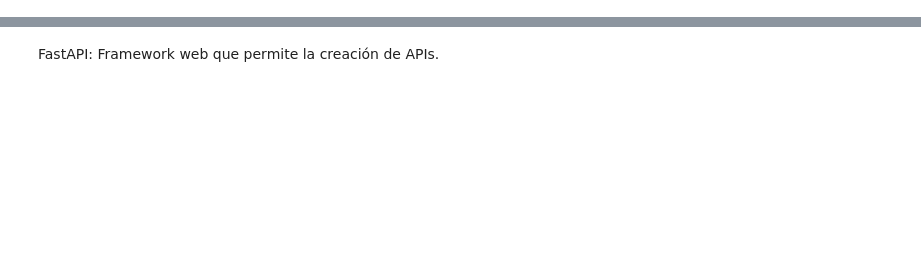
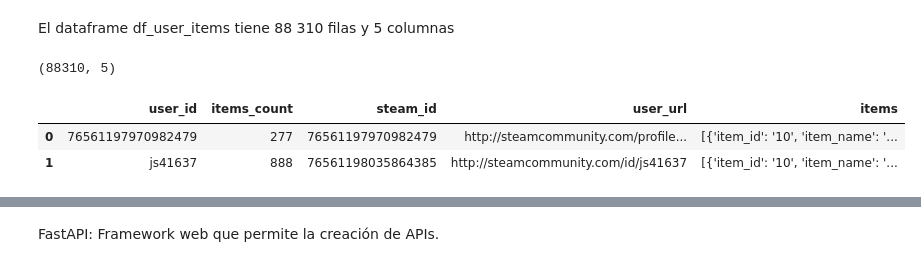
Before and after one commit to SAnabel-Jimenez/PI_1_AJH, a Jupyter notebook: inicio_1.ipynb, the cells around one changed output, grey strips where cells are left out. Cells and saved outputs as stored; diff of their text form; code cells hidden in the pictures; blank space fills up the shorter version.

```diff
--- a/inicio_1.ipynb
+++ b/inicio_1.ipynb
@@ -27,0 +80,12 @@ Desde el terminal: .\venv\Scripts\activate
+# %%
+# Archivo 1: australian_users_items
+
+listaitems = []
+with open('australian_users_items.json', 'r', encoding='utf-8') as f: # Abre el archivo JSON en modo lectura ('r'), with indica que el archivo se cierra correctamente después de su uso.
+    for line in f.readlines():  # Lee todas las líneas del archivo y las coloca en una lista.
+        listaitems.append(ast.literal_eval(line))
+
+
+df_user_items = pd.DataFrame(listaitems)
+df_user_items
+# Se ejecuta en 5 - 12 min
@@ -27,0 +106,11 @@ Desde el terminal: .\venv\Scripts\activate
+# %% [markdown]
+El dataframe df_user_items tiene 88 310 filas y 5 columnas
+# %%
+df_u_items = df_user_items.copy()
+print(df_u_items.shape)
+df_u_items.head(2)
+# %% [output]
+(88310, 5)
+|  | user_id | items_count | steam_id | user_url | items |
+| 0 | 76561197970982479 | 277 | 76561197970982479 | http://steamcommunity.com/profile... | [{'item_id': '10', 'item_name': '... |
+| 1 | js41637 | 888 | 76561198035864385 | http://steamcommunity.com/id/js41637 | [{'item_id': '10', 'item_name': '... |
```
Also changed, not shown: parts of 68 cells of this notebook, 1 other file.
